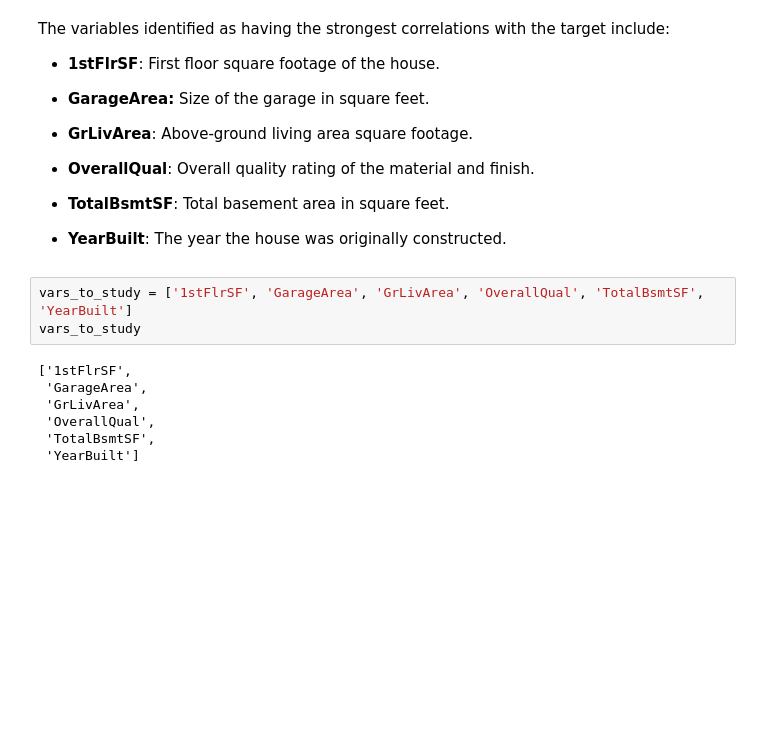
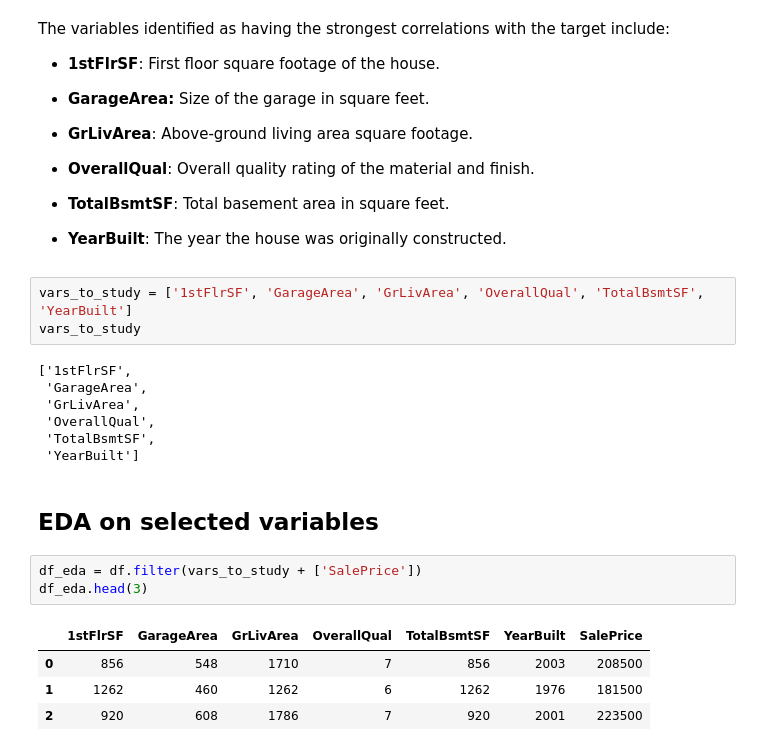
Before and after one commit to craig-grant630/Heritage-Housing, a Jupyter notebook: jupyter_notebooks/Housing_SalePrice_Study.ipynb, the cells around one changed output. Drawn from its saved outputs; the diff is of its cells as text; blank space fills up the shorter version.

```diff
--- a/jupyter_notebooks/Housing_SalePrice_Study.ipynb
+++ b/jupyter_notebooks/Housing_SalePrice_Study.ipynb
@@ -155,3 +155,13 @@ vars_to_study
  'OverallQual',
  'TotalBsmtSF',
  'YearBuilt']
+# %% [markdown]
+## EDA on selected variables
+# %%
+df_eda = df.filter(vars_to_study + ['SalePrice'])
+df_eda.head(3)
+# %% [output]
+|  | 1stFlrSF | GarageArea | GrLivArea | OverallQual | TotalBsmtSF | YearBuilt | SalePrice |
+| 0 | 856 | 548 | 1710 | 7 | 856 | 2003 | 208500 |
+| 1 | 1262 | 460 | 1262 | 6 | 1262 | 1976 | 181500 |
+| 2 | 920 | 608 | 1786 | 7 | 920 | 2001 | 223500 |
```
Also changed, not shown: parts of 2 cells of this notebook.
